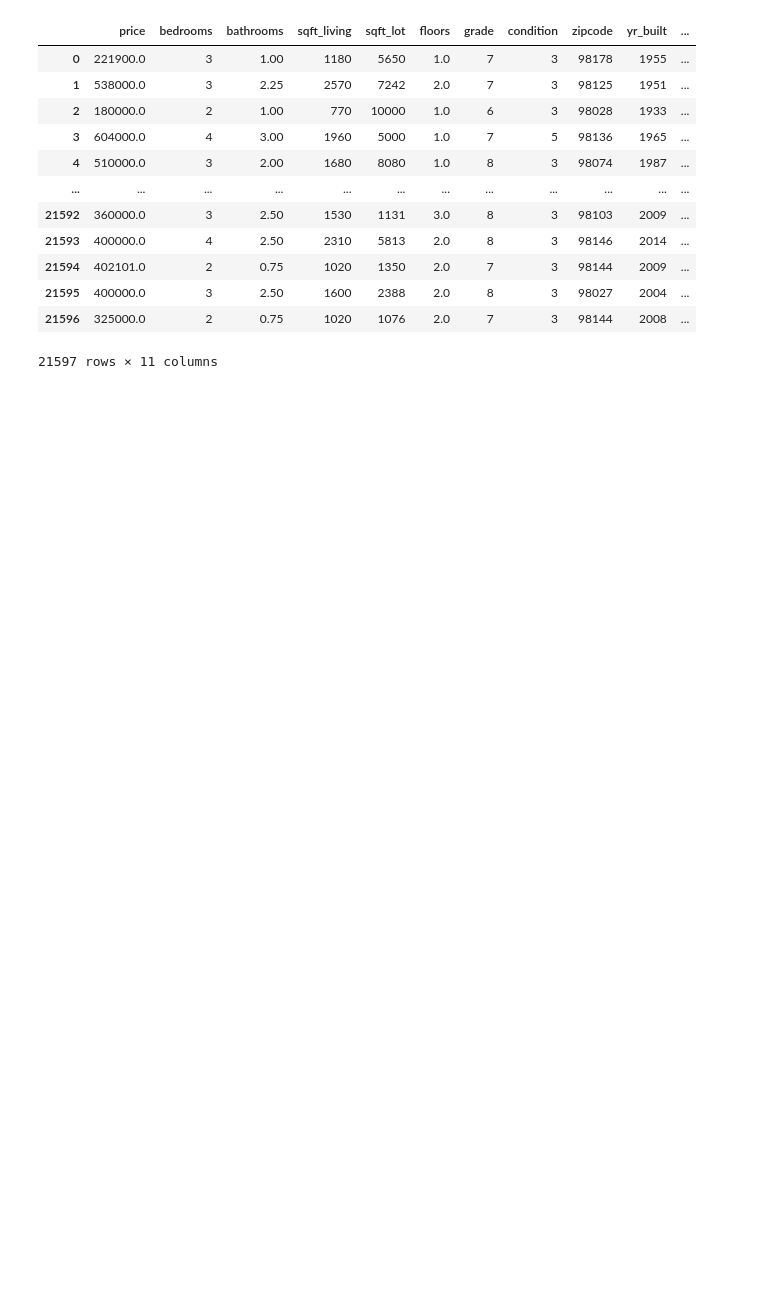
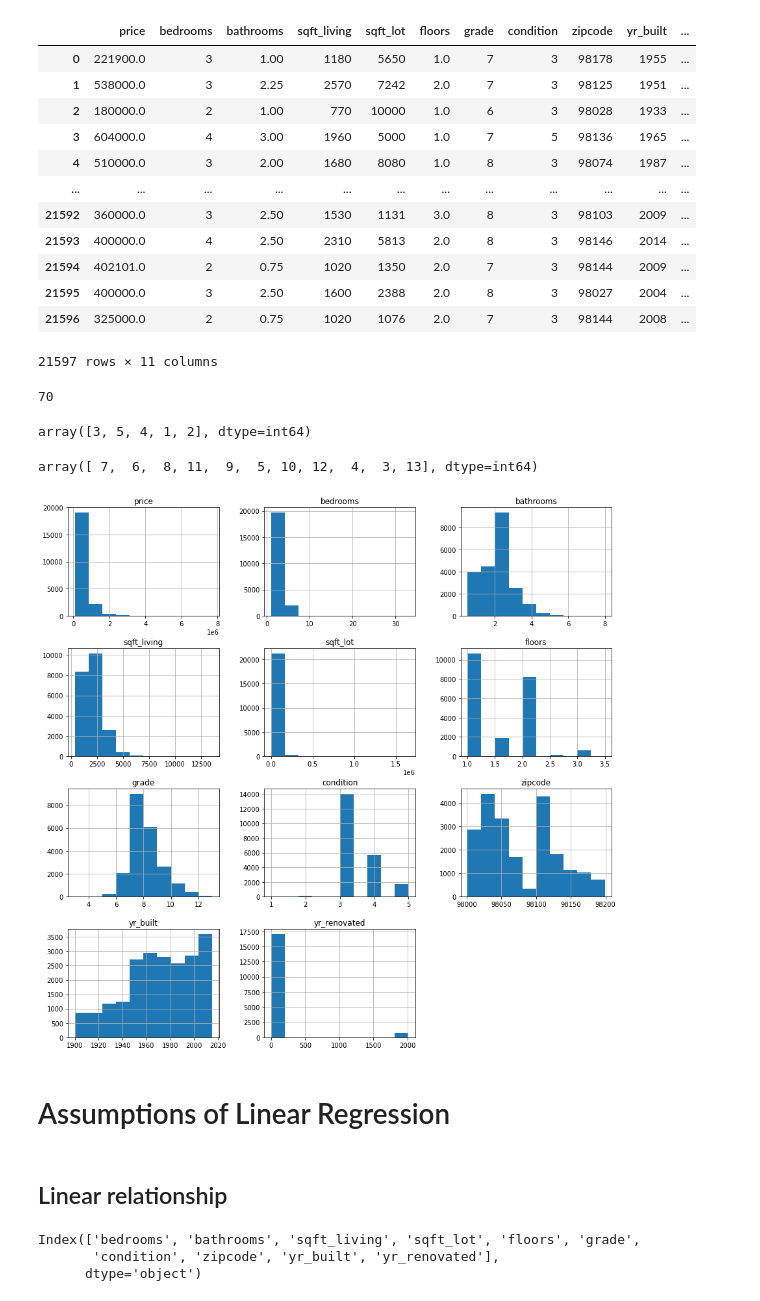
Before and after one commit to AmosMaru/phase_2_project, a Jupyter notebook: kc_housing_eda.ipynb, the cells around one changed output. Drawn from its saved outputs; the diff is of its cells as text; code cells hidden in the pictures; blank space fills up the shorter version.

```diff
--- a/kc_housing_eda.ipynb
+++ b/kc_housing_eda.ipynb
@@ -169,7 +153,7 @@ df[['price','lat','long']]
 location_data.to_excel(r'Data\lcoation.xlsx', index=False)
 # %%
 #Creating dataframe for features I believe may be correlated with price
-new_df = df[['price','bedrooms', 'bathrooms', 'sqft_living', 'sqft_lot', 'floors', 'grade','condition', 'zipcode','yr_built', 'yr_renovated']]
+new_df = df[['price','bedrooms', 'bathrooms', 'sqft_living', 'sqft_lot', 'floors', 'grade','condition','yr_built', 'yr_renovated']]
 new_df
 # %% [output]
 |  | price | bedrooms | bathrooms | sqft_living | sqft_lot | floors | grade | condition | zipcode | yr_built | ... |
@@ -185,3 +169,15 @@ new_df
 | 21595 | 400000.0 | 3 | 2.50 | 1600 | 2388 | 2.0 | 8 | 3 | 98027 | 2004 | ... |
 | 21596 | 325000.0 | 2 | 0.75 | 1020 | 1076 | 2.0 | 7 | 3 | 98144 | 2008 | ... |
 21597 rows × 11 columns
+# %%
+new_df['zipcode'].nunique()
+# %% [output]
+70
+# %%
+new_df['condition'].unique()
+# %% [output]
+array([3, 5, 4, 1, 2], dtype=int64)
+# %%
+new_df['grade'].unique()
+# %% [output]
+array([ 7,  6,  8, 11,  9,  5, 10, 12,  4,  3, 13], dtype=int64)
@@ -187,0 +186,15 @@ new_df
+# %%
+
+new_df.hist(figsize=(15,15));
+# %% [output]
+[figure, added]
+# %% [markdown]
+# Assumptions of Linear Regression
+# %% [markdown]
+## Linear relationship
+# %%
+new_df.columns[1:]
+# %% [output]
+Index(['bedrooms', 'bathrooms', 'sqft_living', 'sqft_lot', 'floors', 'grade',
+       'condition', 'zipcode', 'yr_built', 'yr_renovated'],
+      dtype='object')
```
Also changed, not shown: parts of 24 cells of this notebook, 1 other file.
